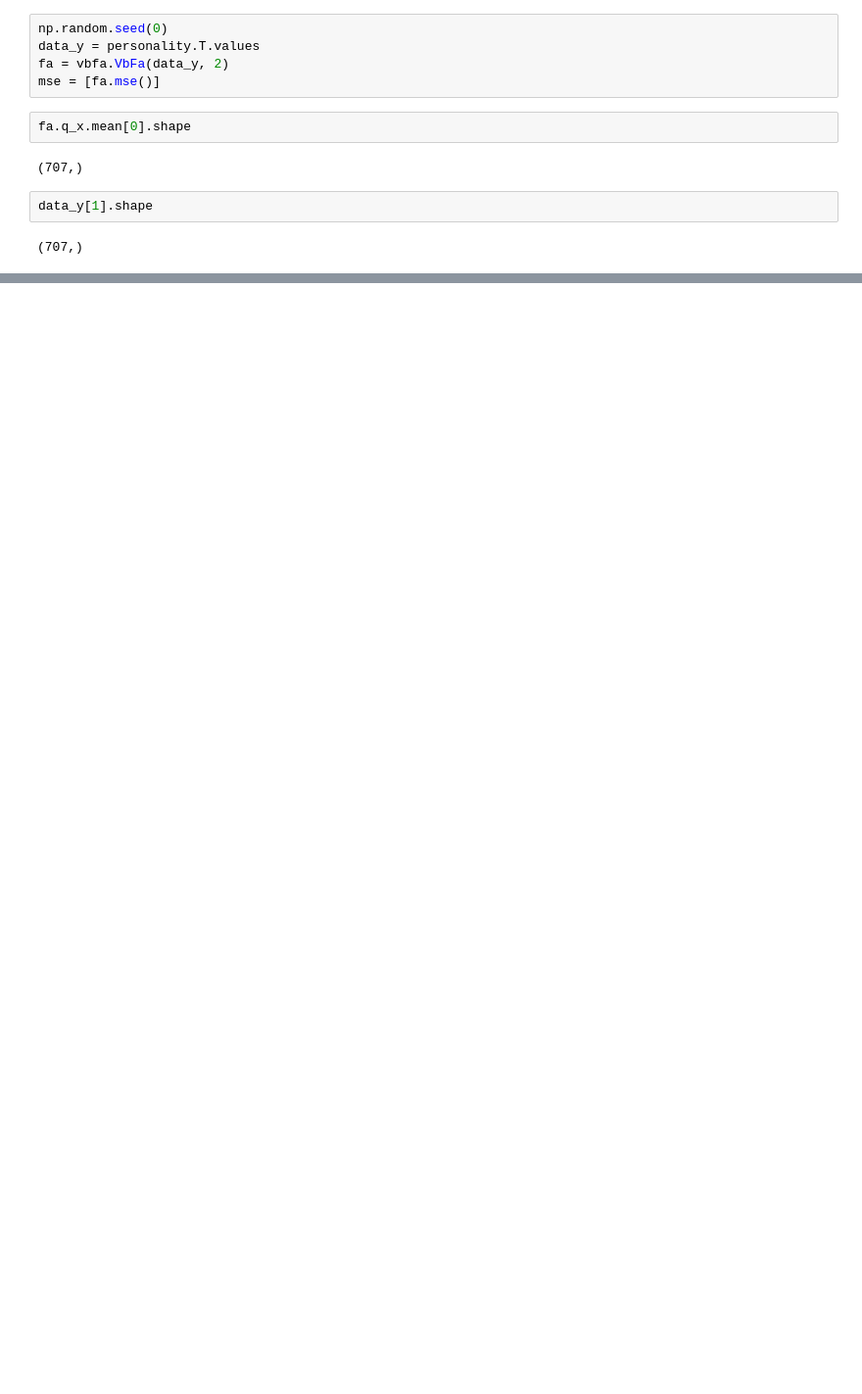
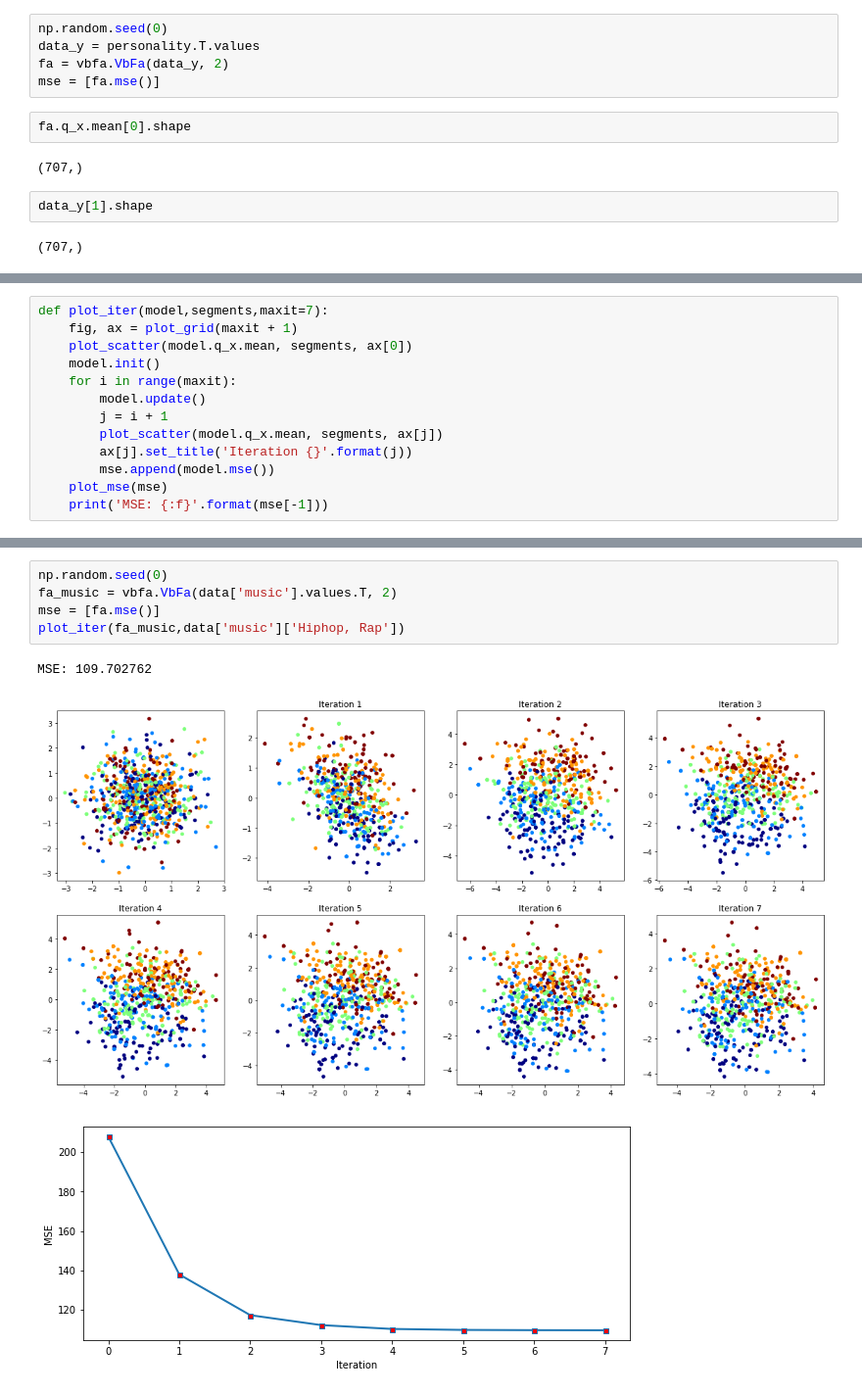
Before and after one commit to raulds77/inference_project, a Jupyter notebook: VPCA.ipynb, the cells around one changed output, grey strips where cells are left out. Shown at 98% size. Drawn from its saved outputs; the diff is of its cells as text; blank space fills up the shorter version.

```diff
--- a/VPCA.ipynb
+++ b/VPCA.ipynb
@@ -128,0 +133,13 @@ MSE: 207.823319
+# %%
+def plot_iter(model,segments,maxit=7):
+    fig, ax = plot_grid(maxit + 1)
+    plot_scatter(model.q_x.mean, segments, ax[0])
+    model.init()
+    for i in range(maxit):
+        model.update()
+        j = i + 1
+        plot_scatter(model.q_x.mean, segments, ax[j])
+        ax[j].set_title('Iteration {}'.format(j))
+        mse.append(model.mse())
+    plot_mse(mse)
+    print('MSE: {:f}'.format(mse[-1]))
@@ -128,0 +154,9 @@ MSE: 207.823319
+# %%
+np.random.seed(0)
+fa_music = vbfa.VbFa(data['music'].values.T, 2)
+mse = [fa.mse()]
+plot_iter(fa_music,data['music']['Hiphop, Rap'])
+# %% [output]
+MSE: 109.702762
+[figure, added]
+[figure, added]
```
Also changed, not shown: parts of 11 cells of this notebook.
